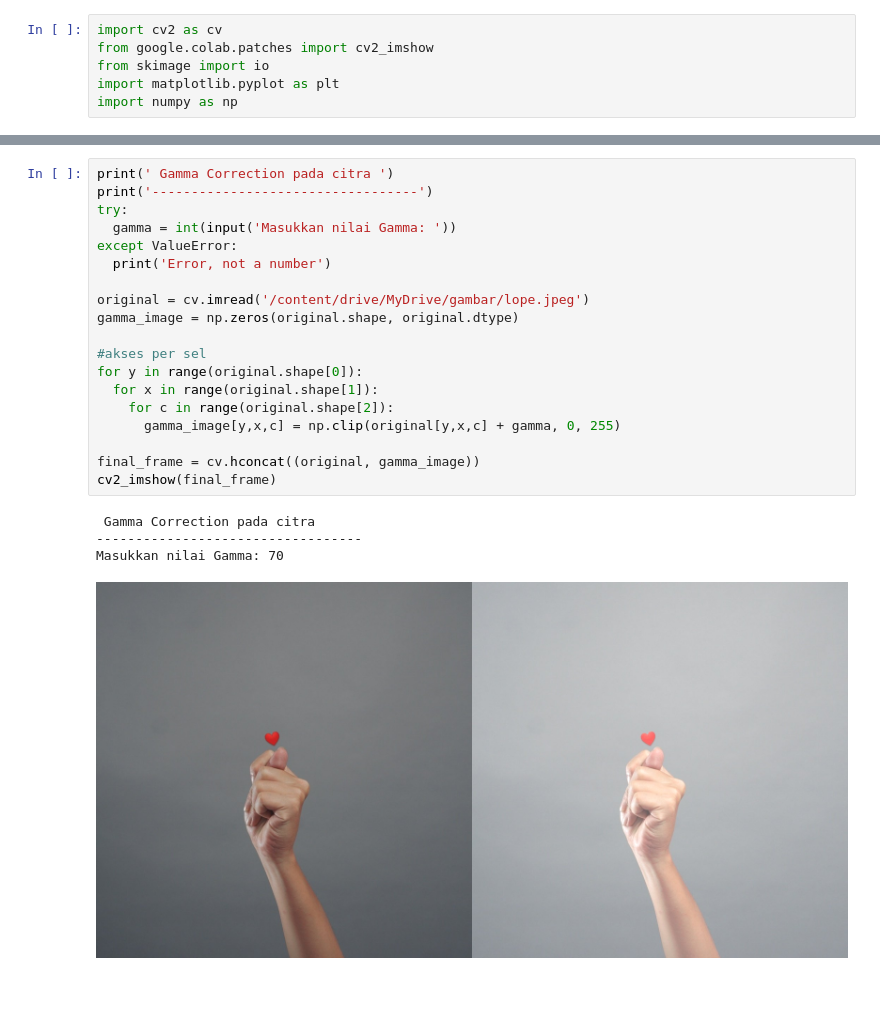
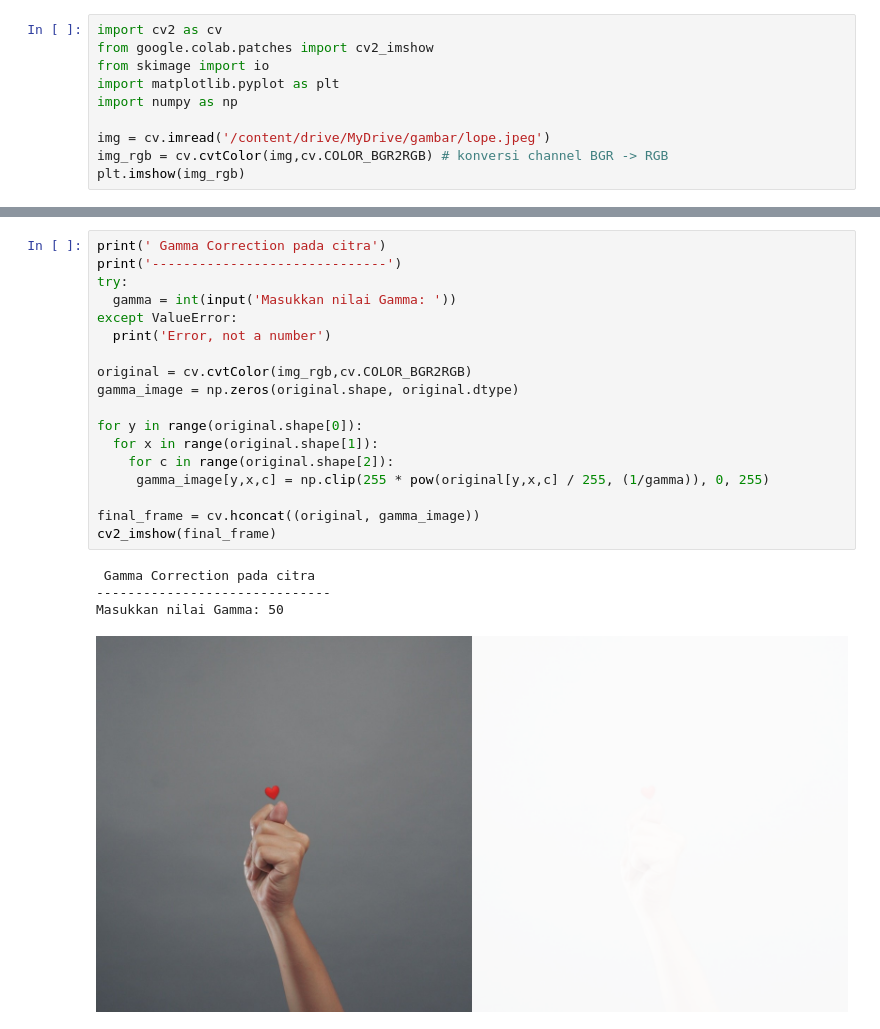
Before and after one commit to irfan1787/PCVK_genap_2021, a Jupyter notebook: Untitled4.ipynb, the cells around one changed output, grey strips where cells are left out. Drawn from its saved outputs; the diff is of its cells as text; blank space fills up the shorter version.

```diff
--- a/Untitled4.ipynb
+++ b/Untitled4.ipynb
@@ -11,3 +15,7 @@ from google.colab.patches import cv2_imshow
 from skimage import io
 import matplotlib.pyplot as plt
 import numpy as np
+
+img = cv.imread('/content/drive/MyDrive/gambar/lope.jpeg')
+img_rgb = cv.cvtColor(img,cv.COLOR_BGR2RGB) # konversi channel BGR -> RGB
+plt.imshow(img_rgb)
@@ -14,24 +25,23 @@ import numpy as np
 # %%
-print(' Gamma Correction pada citra ')
-print('----------------------------------')
+print(' Gamma Correction pada citra')
+print('------------------------------')
 try:
   gamma = int(input('Masukkan nilai Gamma: '))
 except ValueError:
   print('Error, not a number')
 
-original = cv.imread('/content/drive/MyDrive/gambar/lope.jpeg')
+original = cv.cvtColor(img_rgb,cv.COLOR_BGR2RGB)
 gamma_image = np.zeros(original.shape, original.dtype)
 
-#akses per sel
 for y in range(original.shape[0]):
   for x in range(original.shape[1]):
     for c in range(original.shape[2]):
-      gamma_image[y,x,c] = np.clip(original[y,x,c] + gamma, 0, 255)
+     gamma_image[y,x,c] = np.clip(255 * pow(original[y,x,c] / 255, (1/gamma)), 0, 255)
 
 final_frame = cv.hconcat((original, gamma_image))
 cv2_imshow(final_frame)
 # %% [output]
  Gamma Correction pada citra
-----------------------------------
-Masukkan nilai Gamma: 70
+------------------------------
+Masukkan nilai Gamma: 50
-[figure, old version]
+[figure, new version]
```
Also changed, not shown: parts of 3 cells of this notebook.
